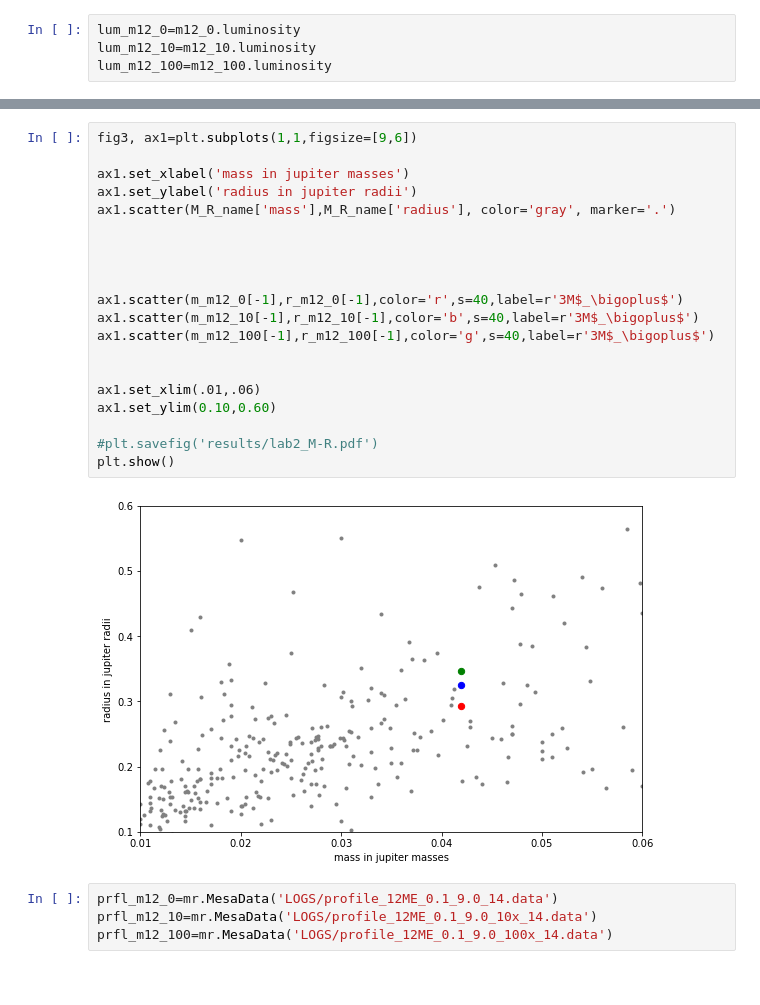
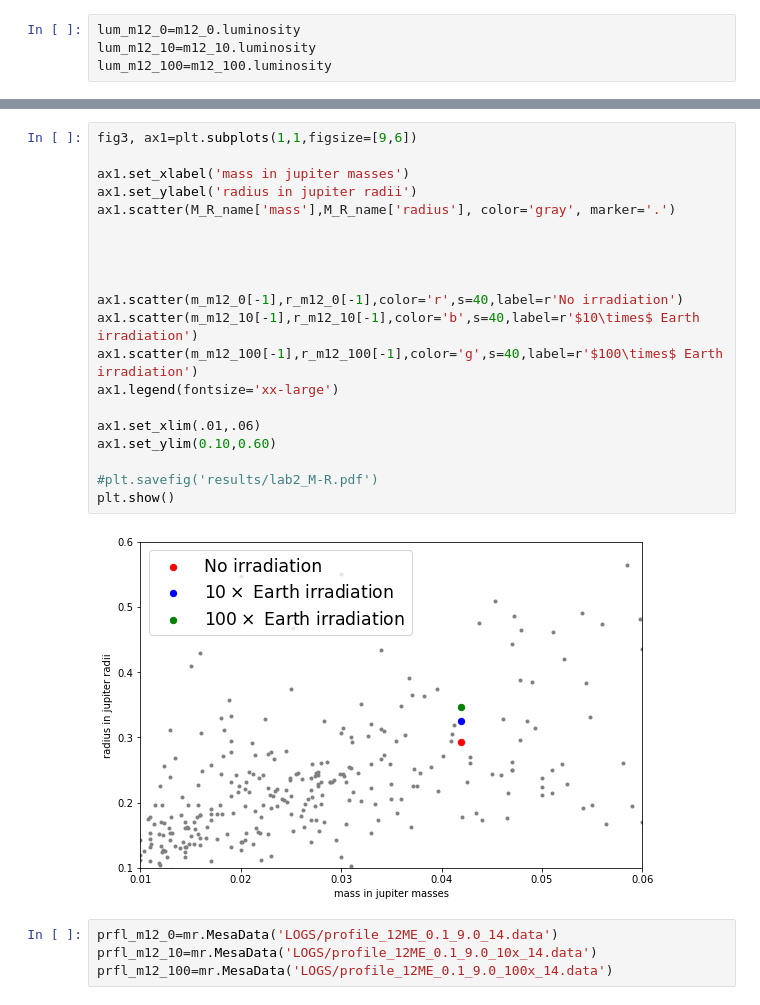
Before and after one commit to johnkou97/Exoplanet_project, a Jupyter notebook: Untitled.ipynb, the cells around one changed output, grey strips where cells are left out. Drawn from its saved outputs; the diff is of its cells as text.

```diff
--- a/Untitled.ipynb
+++ b/Untitled.ipynb
@@ -377,25 +377,25 @@ plt.show()
 # %%
 fig3, ax1=plt.subplots(1,1,figsize=[9,6])
 
 ax1.set_xlabel('mass in jupiter masses')
 ax1.set_ylabel('radius in jupiter radii')
 ax1.scatter(M_R_name['mass'],M_R_name['radius'], color='gray', marker='.')
 
 
 
 
-ax1.scatter(m_m12_0[-1],r_m12_0[-1],color='r',s=40,label=r'3M$_\bigoplus$')
-ax1.scatter(m_m12_10[-1],r_m12_10[-1],color='b',s=40,label=r'3M$_\bigoplus$')
-ax1.scatter(m_m12_100[-1],r_m12_100[-1],color='g',s=40,label=r'3M$_\bigoplus$')
-
+ax1.scatter(m_m12_0[-1],r_m12_0[-1],color='r',s=40,label=r'No irradiation')
+ax1.scatter(m_m12_10[-1],r_m12_10[-1],color='b',s=40,label=r'$10\times$ Earth irradiation')
+ax1.scatter(m_m12_100[-1],r_m12_100[-1],color='g',s=40,label=r'$100\times$ Earth irradiation')
+ax1.legend(fontsize='xx-large')
 
 ax1.set_xlim(.01,.06)
 ax1.set_ylim(0.10,0.60)
 
 #plt.savefig('results/lab2_M-R.pdf')
 plt.show()
 # %% [output]
-[figure, old version]
+[figure, new version]
 # %%
 prfl_m12_0=mr.MesaData('LOGS/profile_12ME_0.1_9.0_14.data')
 prfl_m12_10=mr.MesaData('LOGS/profile_12ME_0.1_9.0_10x_14.data')
```
Also changed, not shown: parts of 5 cells of this notebook.
